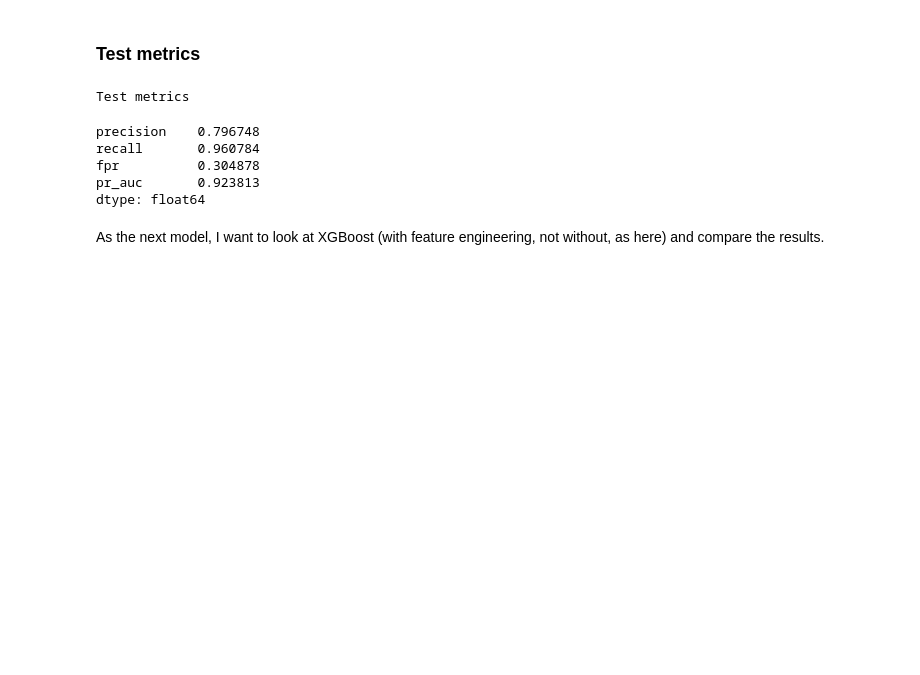
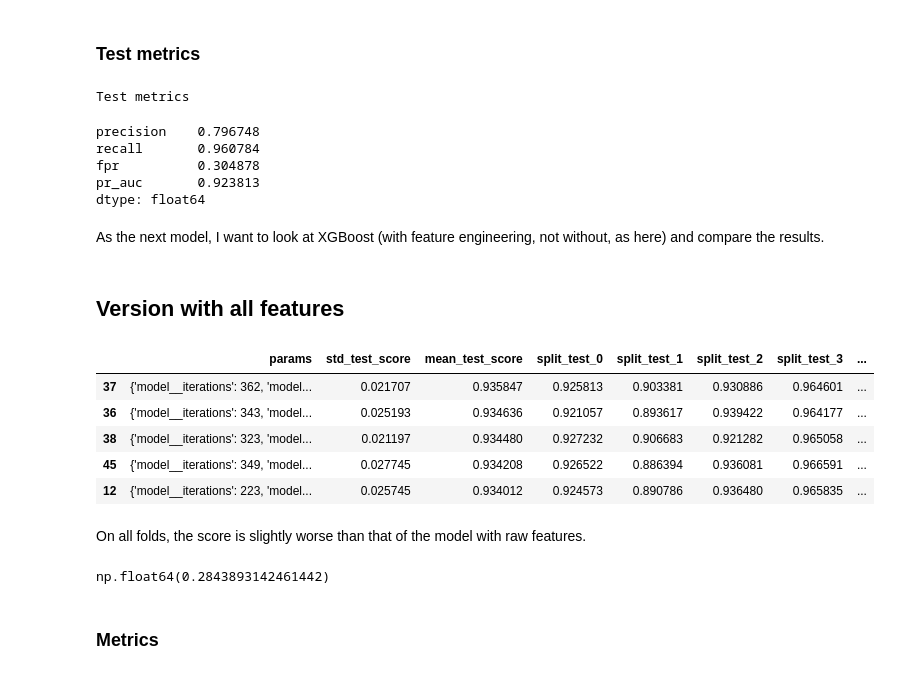
Before and after one commit to Lymuthien/heart_failure, a Jupyter notebook: notebooks/5.0-catboost.ipynb, the cells around one changed output. Cells and saved outputs as stored; diff of their text form; code cells hidden in the pictures; blank space fills up the shorter version.

Commit message:
Explore catboost with transformed features.

```diff
--- a/notebooks/5.0-catboost_raw.ipynb
+++ b/notebooks/5.0-catboost.ipynb
@@ -184,3 +185,36 @@ with mlflow.start_run(run_name=MODEL_NAME) as run:
     log_metrics(train_metrics, "train_")
     log_metrics(val_metrics, "val_")
     log_metrics(test_metrics, "test_")
+# %% [markdown]
+## Version with all features
+# %%
+fe_pipeline = get_fe_pipeline(combine_rules=False)
+study, model = optuna_search(
+    X_train,
+    y_train,
+    model_builder=build_catboost_pipeline,
+    param_space=catboost_space,
+    n_trials=OPTUNA_N_TRIALS,
+    n_splits=CV_SPLITS,
+    random_state=RANDOM_STATE,
+    fe_pipeline=fe_pipeline,
+)
+# %%
+optuna_cv_results_to_df(study).sort_values(["rank_test_score"]).head()
+# %% [output]
+|  | params | std_test_score | mean_test_score | split_test_0 | split_test_1 | split_test_2 | split_test_3 | ... |
+| 37 | {'model__iterations': 362, 'model... | 0.021707 | 0.935847 | 0.925813 | 0.903381 | 0.930886 | 0.964601 | ... |
+| 36 | {'model__iterations': 343, 'model... | 0.025193 | 0.934636 | 0.921057 | 0.893617 | 0.939422 | 0.964177 | ... |
+| 38 | {'model__iterations': 323, 'model... | 0.021197 | 0.934480 | 0.927232 | 0.906683 | 0.921282 | 0.965058 | ... |
+| 45 | {'model__iterations': 349, 'model... | 0.027745 | 0.934208 | 0.926522 | 0.886394 | 0.936081 | 0.966591 | ... |
+| 12 | {'model__iterations': 223, 'model... | 0.025745 | 0.934012 | 0.924573 | 0.890786 | 0.936480 | 0.965835 | ... |
+# %% [markdown]
+On all folds, the score is slightly worse than that of the model with raw features.
+# %%
+y_val_proba = model.predict_proba(X_val)[:, 1]
+best_threshold = find_best_threshold(y_val, y_val_proba, MIN_RECALL)
+best_threshold
+# %% [output]
+np.float64(0.2843893142461442)
+# %% [markdown]
+### Metrics
```
Also changed, not shown: parts of 5 cells of this notebook, 1 other file.
